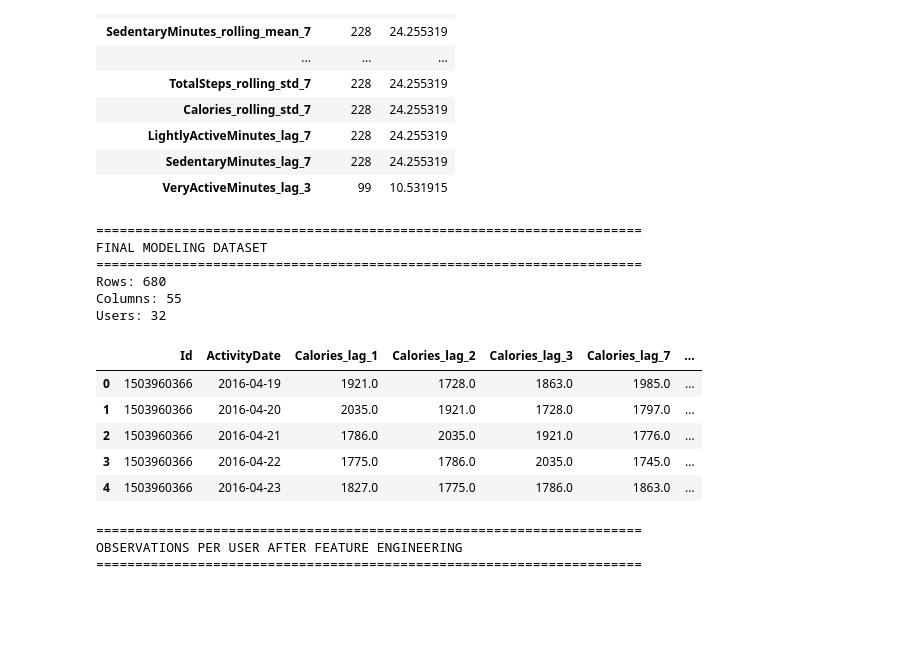
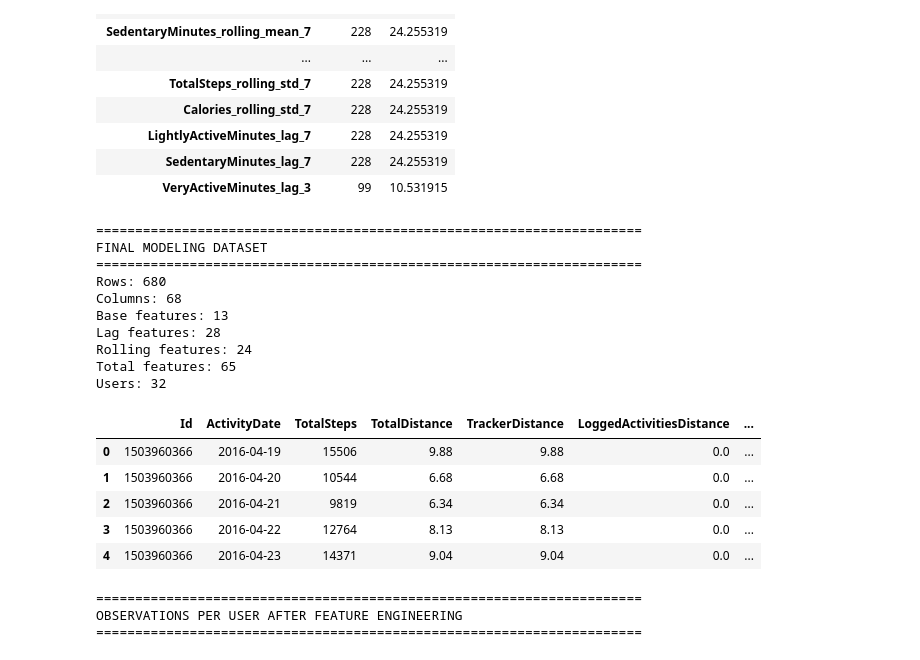
Before and after one commit to HedgeHog777/ai-diploma, a Jupyter notebook: notebooks/Fitbit/004_fitbit_feature_engineering.ipynb, the cells around one changed output. Cells and saved outputs as stored; diff of their text form; code cells hidden in the pictures; blank space fills up the shorter version.

```diff
--- a/notebooks/Fitbit/004_fitbit_feature_engineering.ipynb
+++ b/notebooks/Fitbit/004_fitbit_feature_engineering.ipynb
@@ -466,6 +466,22 @@ FEATURE AVAILABILITY
 # ============================================================
 # FINAL MODELING DATASET
 # ============================================================
+
+base_features = [
+    "TotalSteps",
+    "TotalDistance",
+    "TrackerDistance",
+    "LoggedActivitiesDistance",
+    "VeryActiveDistance",
+    "ModeratelyActiveDistance",
+    "LightActiveDistance",
+    "SedentaryActiveDistance",
+    "VeryActiveMinutes",
+    "FairlyActiveMinutes",
+    "LightlyActiveMinutes",
+    "SedentaryMinutes",
+    "Calories"
+]
 
 rolling_feature_names = [
     c for c in daily.columns
@@ -473,45 +489,54 @@ rolling_feature_names = [
 ]
 
 feature_columns = (
+    base_features +
     lag_feature_names +
     rolling_feature_names
 )
 
 model_columns = [
     "Id",
     "ActivityDate"
 ] + feature_columns + [
     "target_calories_next_day"
 ]
 
 model_df = (
     daily[model_columns]
     .dropna()
     .reset_index(drop=True)
 )
 
 print("=" * 70)
 print("FINAL MODELING DATASET")
 print("=" * 70)
 
 print(f"Rows: {len(model_df):,}")
 print(f"Columns: {len(model_df.columns)}")
+print(f"Base features: {len(base_features)}")
+print(f"Lag features: {len(lag_feature_names)}")
+print(f"Rolling features: {len(rolling_feature_names)}")
+print(f"Total features: {len(feature_columns)}")
 print(f"Users: {model_df['Id'].nunique()}")
 
 display(model_df.head())
 # %% [output]
 ======================================================================
 FINAL MODELING DATASET
 ======================================================================
 Rows: 680
-Columns: 55
+Columns: 68
+Base features: 13
+Lag features: 28
+Rolling features: 24
+Total features: 65
 Users: 32
-|  | Id | ActivityDate | Calories_lag_1 | Calories_lag_2 | Calories_lag_3 | Calories_lag_7 | ... |
-| 0 | 1503960366 | 2016-04-19 | 1921.0 | 1728.0 | 1863.0 | 1985.0 | ... |
-| 1 | 1503960366 | 2016-04-20 | 2035.0 | 1921.0 | 1728.0 | 1797.0 | ... |
-| 2 | 1503960366 | 2016-04-21 | 1786.0 | 2035.0 | 1921.0 | 1776.0 | ... |
-| 3 | 1503960366 | 2016-04-22 | 1775.0 | 1786.0 | 2035.0 | 1745.0 | ... |
-| 4 | 1503960366 | 2016-04-23 | 1827.0 | 1775.0 | 1786.0 | 1863.0 | ... |
+|  | Id | ActivityDate | TotalSteps | TotalDistance | TrackerDistance | LoggedActivitiesDistance | ... |
+| 0 | 1503960366 | 2016-04-19 | 15506 | 9.88 | 9.88 | 0.0 | ... |
+| 1 | 1503960366 | 2016-04-20 | 10544 | 6.68 | 6.68 | 0.0 | ... |
+| 2 | 1503960366 | 2016-04-21 | 9819 | 6.34 | 6.34 | 0.0 | ... |
+| 3 | 1503960366 | 2016-04-22 | 12764 | 8.13 | 8.13 | 0.0 | ... |
+| 4 | 1503960366 | 2016-04-23 | 14371 | 9.04 | 9.04 | 0.0 | ... |
 # %%
 user_counts = (
     model_df
```
Also changed, not shown: parts of 1 cell of this notebook, 8 other files.
